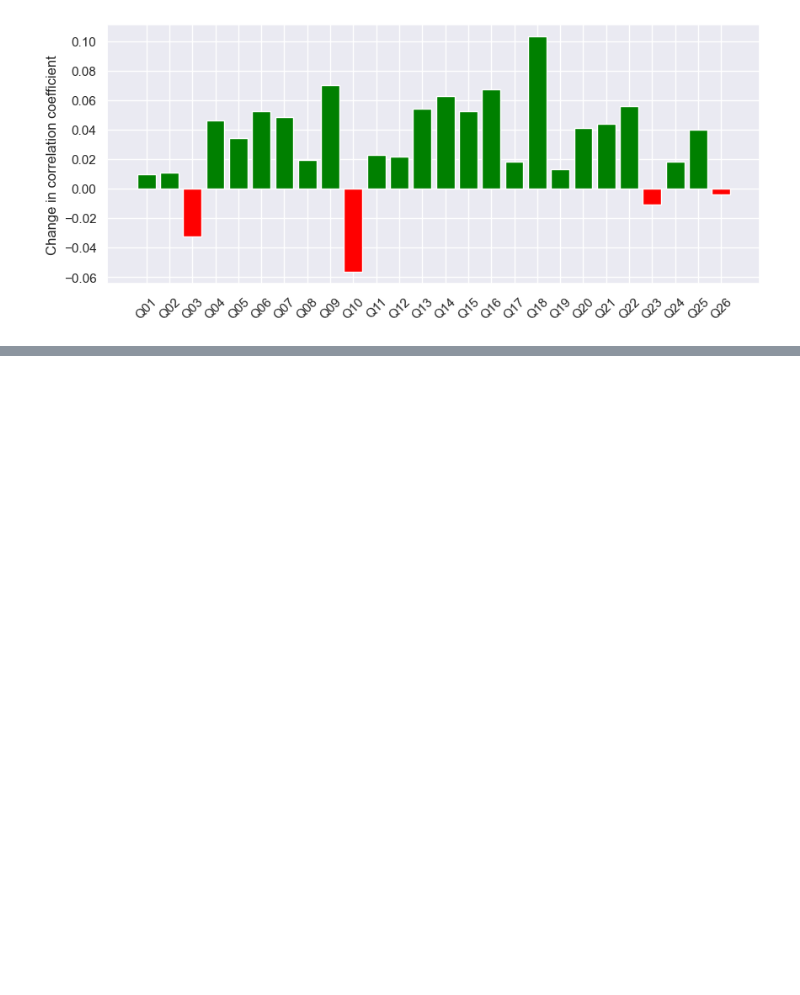
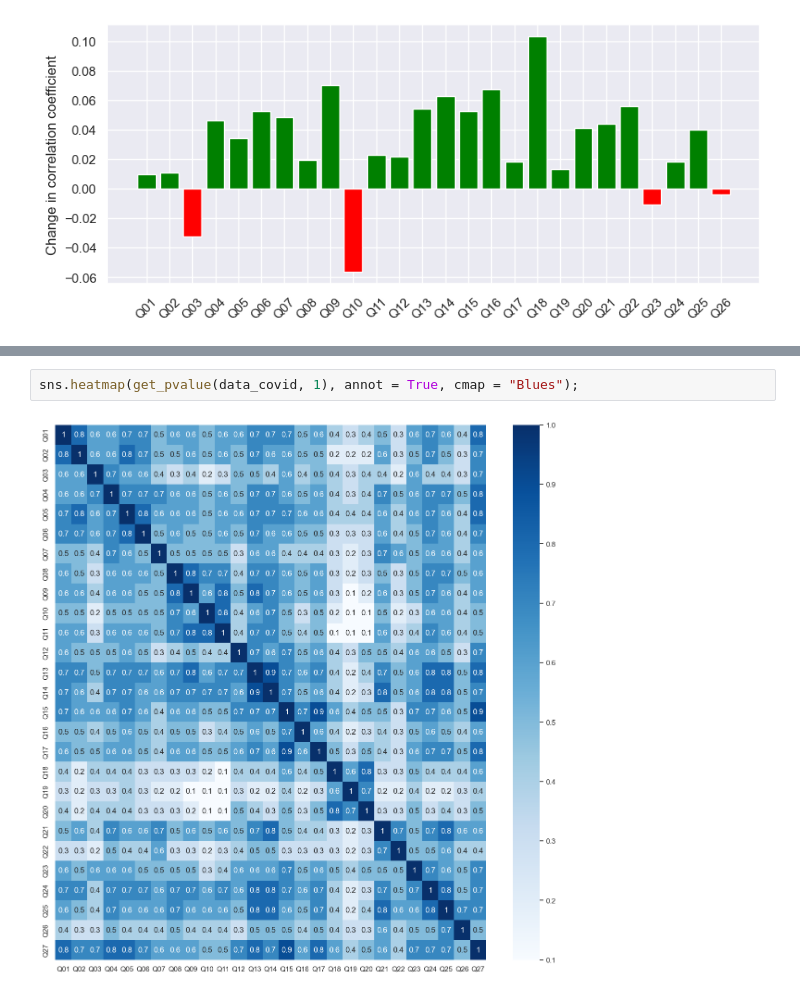
Before and after one commit to szelesaron/dissertation-code, a Jupyter notebook: corr-analysis.ipynb, the cells around one changed output, grey strips where cells are left out. Drawn from its saved outputs; the diff is of its cells as text; blank space fills up the shorter version.

```diff
--- a/corr-analysis.ipynb
+++ b/corr-analysis.ipynb
@@ -145,0 +167,4 @@ plt.show()
+# %%
+sns.heatmap(get_pvalue(data_covid, 1), annot = True, cmap = "Blues");
+# %% [output]
+[figure, added]
```
Also changed, not shown: parts of 8 cells of this notebook, 3 other files.
